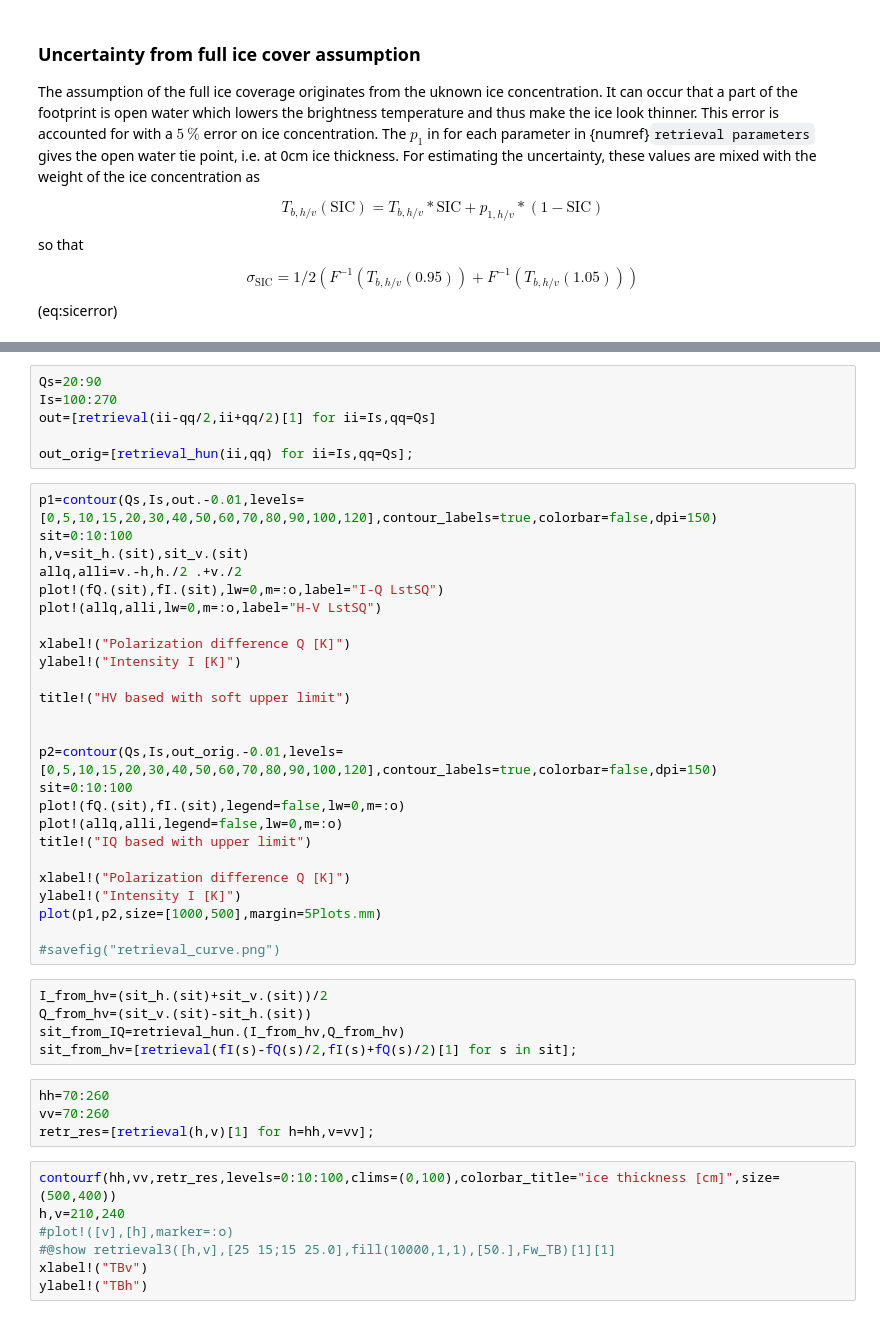
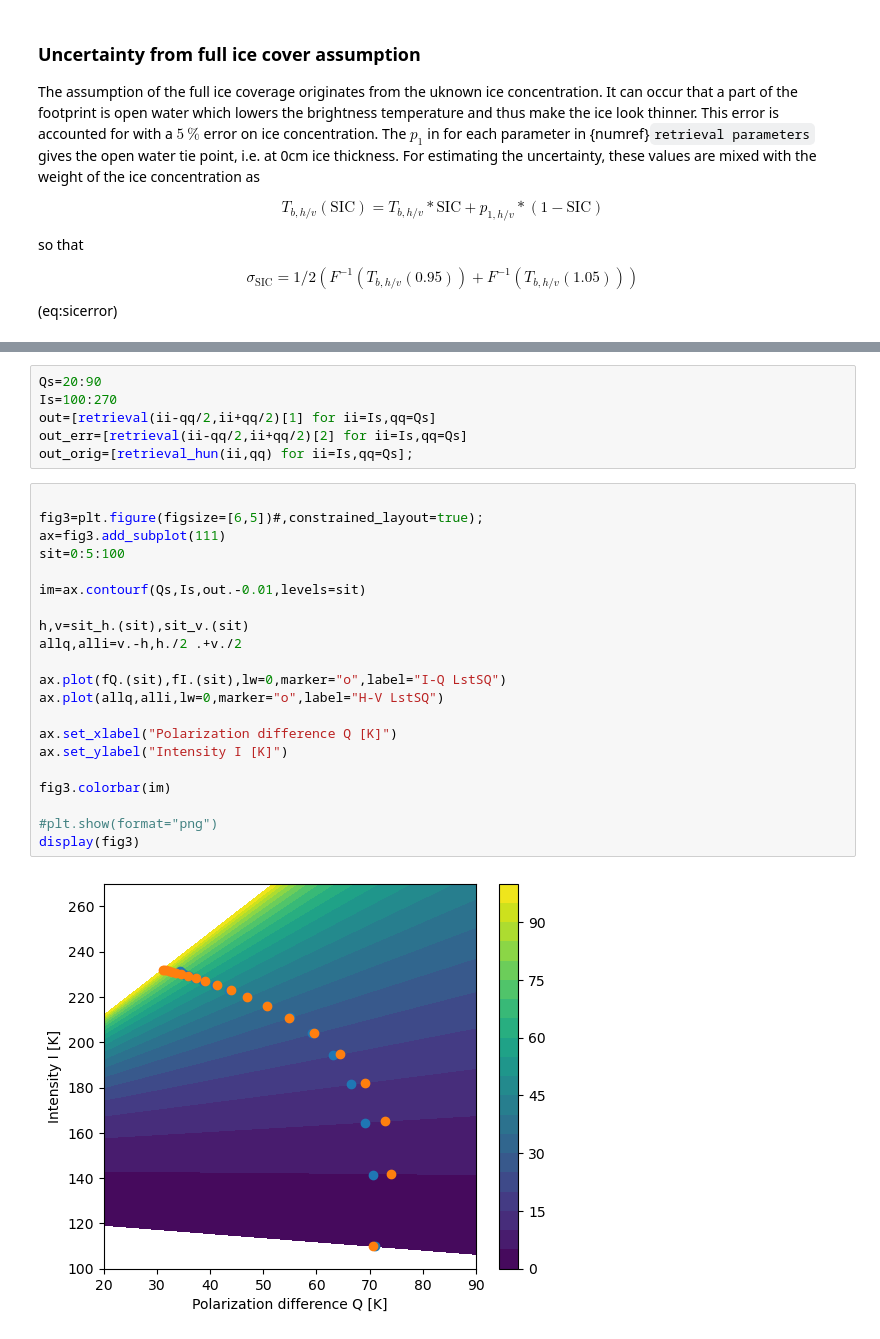
Before and after one commit to CIMR-Algos/SeaIceThickness_ATBD, a Jupyter notebook: book/CIMR_SIT_retrieval_ATBD.ipynb, the cells around one changed output, grey strips where cells are left out. Drawn from its saved outputs; the diff is of its cells as text.

```diff
--- a/book/CIMR_SIT_retrieval_ATBD.ipynb
+++ b/book/CIMR_SIT_retrieval_ATBD.ipynb
@@ -273,46 +300,28 @@ plot(p1,p2,size=(800,400),left_margin=5Plots.mm,bottom_margin=5Plots.mm)
 Qs=20:90
 Is=100:270
 out=[retrieval(ii-qq/2,ii+qq/2)[1] for ii=Is,qq=Qs]
-
+out_err=[retrieval(ii-qq/2,ii+qq/2)[2] for ii=Is,qq=Qs]
 out_orig=[retrieval_hun(ii,qq) for ii=Is,qq=Qs];
-# %%
-p1=contour(Qs,Is,out.-0.01,levels=[0,5,10,15,20,30,40,50,60,70,80,90,100,120],contour_labels=true,colorbar=false,dpi=150)
-sit=0:10:100
-h,v=sit_h.(sit),sit_v.(sit)
-allq,alli=v.-h,h./2 .+v./2
-plot!(fQ.(sit),fI.(sit),lw=0,m=:o,label="I-Q LstSQ")
-plot!(allq,alli,lw=0,m=:o,label="H-V LstSQ")
-
-xlabel!("Polarization difference Q [K]")
-ylabel!("Intensity I [K]")
-
-title!("HV based with soft upper limit")
-
-
-p2=contour(Qs,Is,out_orig.-0.01,levels=[0,5,10,15,20,30,40,50,60,70,80,90,100,120],contour_labels=true,colorbar=false,dpi=150)
-sit=0:10:100
-plot!(fQ.(sit),fI.(sit),legend=false,lw=0,m=:o)
-plot!(allq,alli,legend=false,lw=0,m=:o)
-title!("IQ based with upper limit")
-
-xlabel!("Polarization difference Q [K]")
-ylabel!("Intensity I [K]")
-plot(p1,p2,size=[1000,500],margin=5Plots.mm)
-
-#savefig("retrieval_curve.png")
-# %%
-I_from_hv=(sit_h.(sit)+sit_v.(sit))/2
-Q_from_hv=(sit_v.(sit)-sit_h.(sit))
-sit_from_IQ=retrieval_hun.(I_from_hv,Q_from_hv)
-sit_from_hv=[retrieval(fI(s)-fQ(s)/2,fI(s)+fQ(s)/2)[1] for s in sit];
-# %%
-hh=70:260
-vv=70:260
-retr_res=[retrieval(h,v)[1] for h=hh,v=vv];
-# %%
-contourf(hh,vv,retr_res,levels=0:10:100,clims=(0,100),colorbar_title="ice thickness [cm]",size=(500,400))
-h,v=210,240
-#plot!([v],[h],marker=:o)
-#@show retrieval3([h,v],[25 15;15 25.0],fill(10000,1,1),[50.],Fw_TB)[1][1]
-xlabel!("TBv")
-ylabel!("TBh")
+# %%
+
+fig3=plt.figure(figsize=[6,5])#,constrained_layout=true);
+ax=fig3.add_subplot(111)
+sit=0:5:100
+
+im=ax.contourf(Qs,Is,out.-0.01,levels=sit)
+
+h,v=sit_h.(sit),sit_v.(sit)
+allq,alli=v.-h,h./2 .+v./2
+
+ax.plot(fQ.(sit),fI.(sit),lw=0,marker="o",label="I-Q LstSQ")
+ax.plot(allq,alli,lw=0,marker="o",label="H-V LstSQ")
+
+ax.set_xlabel("Polarization difference Q [K]")
+ax.set_ylabel("Intensity I [K]")
+
+fig3.colorbar(im)
+
+#plt.show(format="png")
+display(fig3)
+# %% [output]
+[figure, added]
```
Also changed, not shown: parts of 8 cells of this notebook, 39 other files.
